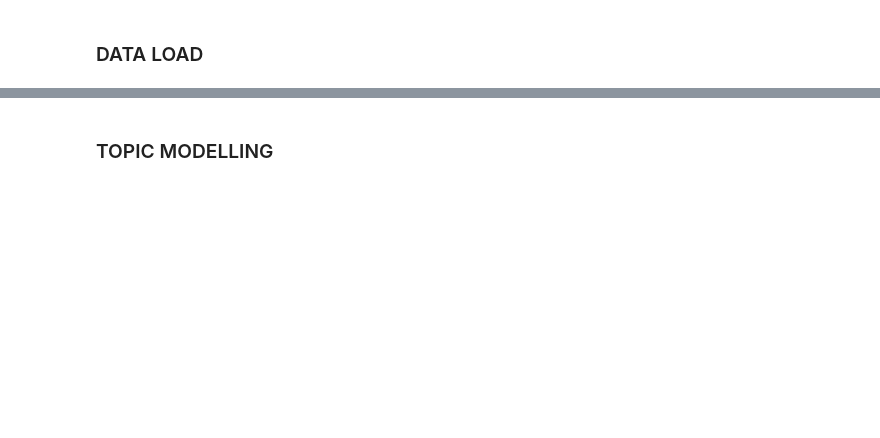
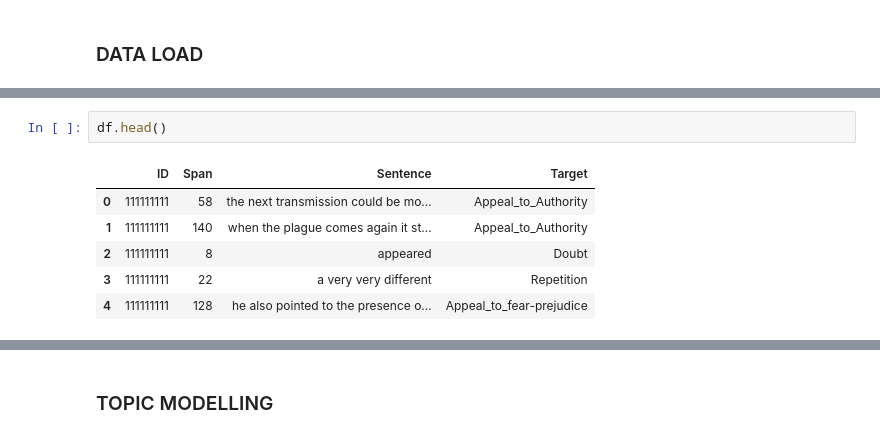
Before and after one commit to harel-coffee/News-Propaganda-Detection-auto, a Jupyter notebook: ML models.ipynb, the cells around one changed output, grey strips where cells are left out. Cells and saved outputs as stored; diff of their text form; blank space fills up the shorter version.

```diff
--- a/ML models.ipynb
+++ b/ML models.ipynb
@@ -96,0 +137,9 @@ pred=model.predict((np.asarray(X_test)).reshape(-1,1))
+# %%
+df.head()
+# %% [output]
+|  | ID | Span | Sentence | Target |
+| 0 | 111111111 | 58 | the next transmission could be mo... | Appeal_to_Authority |
+| 1 | 111111111 | 140 | when the plague comes again it st... | Appeal_to_Authority |
+| 2 | 111111111 | 8 | appeared | Doubt |
+| 3 | 111111111 | 22 | a very very different | Repetition |
+| 4 | 111111111 | 128 | he also pointed to the presence o... | Appeal_to_fear-prejudice |
```
Also changed, not shown: parts of 40 cells of this notebook.
